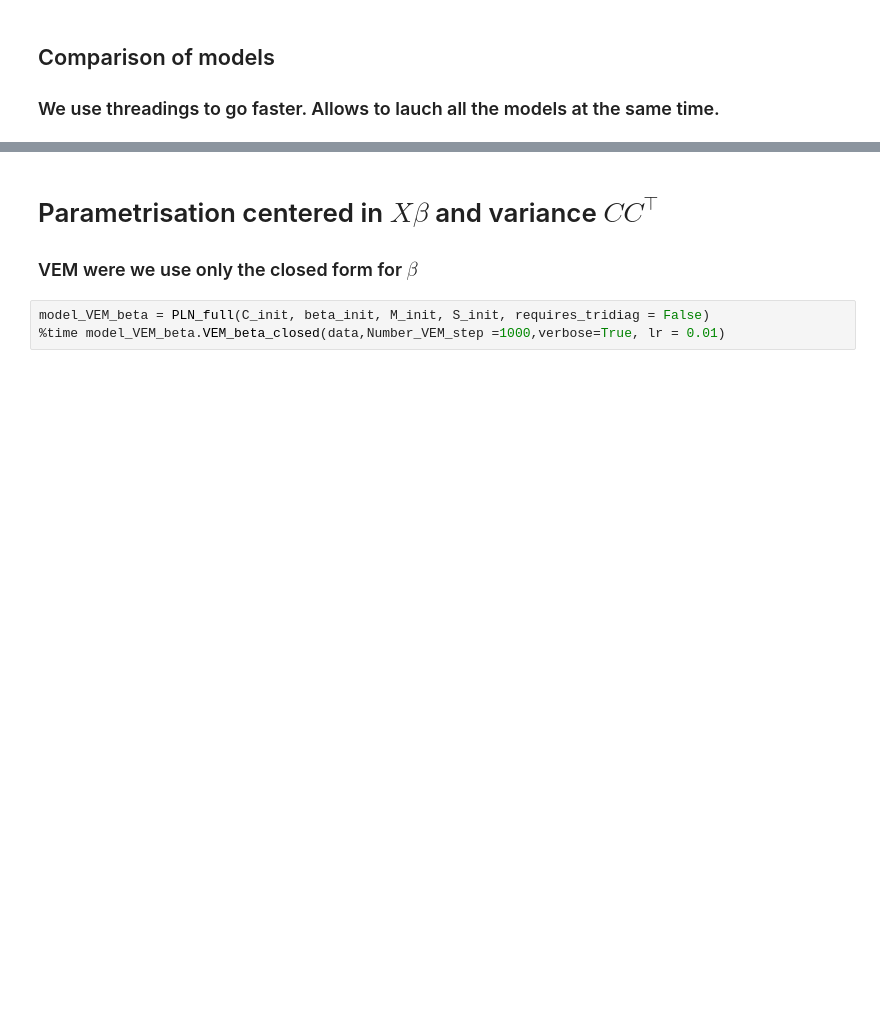
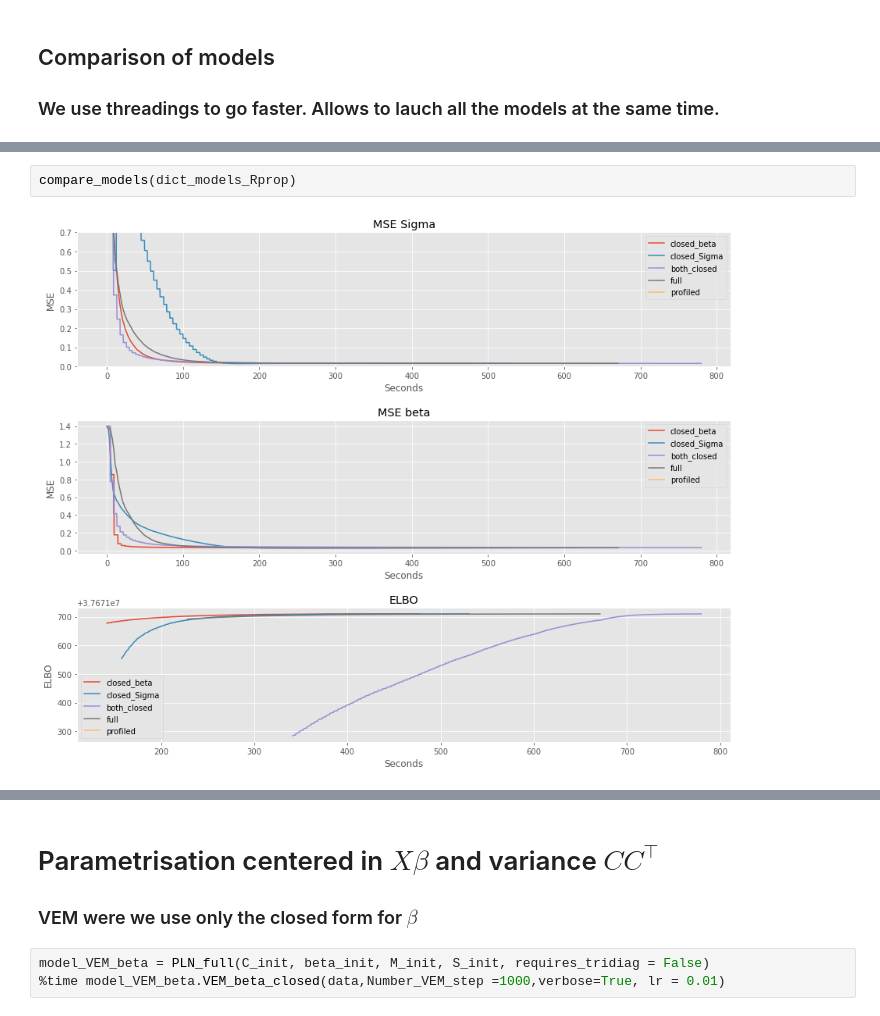
Before and after one commit to PLN-team/pyPLNmodels, a Jupyter notebook: PLN_full_param.ipynb, the cells around one changed output, grey strips where cells are left out. Saved outputs shown, nothing was run; the diff lists cells and outputs as text; blank space fills up the shorter version.

```diff
--- a/PLN_full_param.ipynb
+++ b/PLN_full_param.ipynb
@@ -928,0 +1034,4 @@ compare_models(dict_models)
+# %%
+compare_models(dict_models_Rprop)
+# %% [output]
+[figure, added]
```
Also changed, not shown: parts of 20 cells of this notebook, 7 other files.
